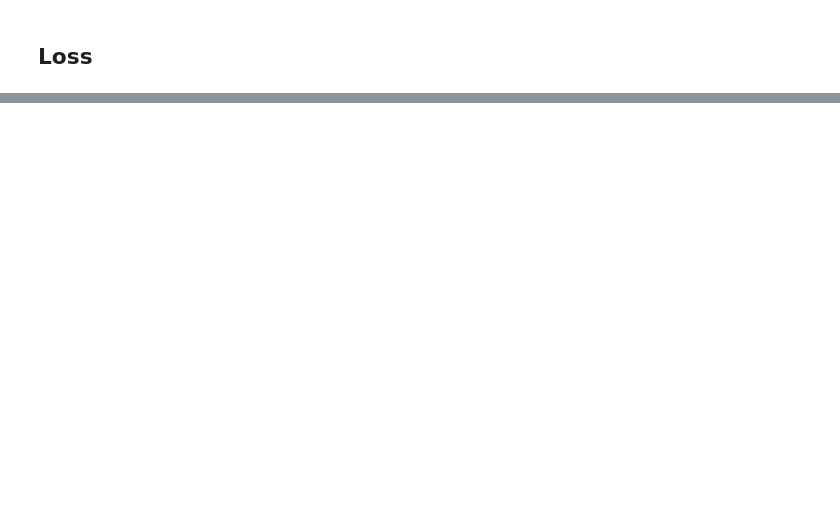
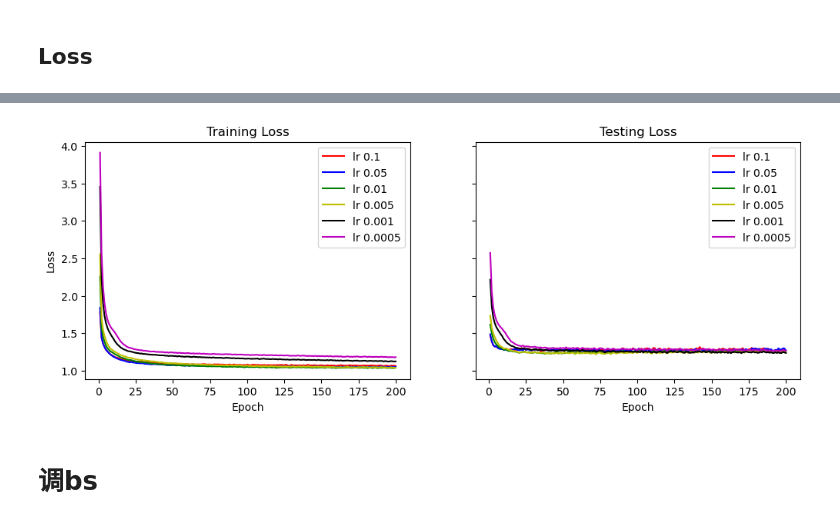
Before and after one commit to lgX1123/MLP_Numpy, a Jupyter notebook: A1/code.ipynb, the cells around one changed output, grey strips where cells are left out. Saved outputs shown, nothing was run; the diff lists cells and outputs as text; code cells hidden in the pictures; blank space fills up the shorter version.

```diff
--- a/A1/code.ipynb
+++ b/A1/code.ipynb
@@ -852,0 +1260,32 @@ plot_loss(trainer)
+# %%
+def plot_accuracy(trainers):
+    train_losses = [trainer.train_losses for trainer in trainers]
+    test_losses = [trainer.test_losses for trainer in trainers]
+    lrs = [0.1, 0.05, 0.01, 0.005, 0.001, 0.0005]
+    c = ['r-', 'b-', 'g-', 'y-', 'k-', 'm-']
+    x = [i + 1 for i in range(trainer.epochs)]
+
+    fig, (ax1, ax2) = plt.subplots(1, 2, sharey=True, figsize=(12, 4))
+
+    for i, y1 in enumerate(train_losses):
+        ax1.plot(x, y1, c[i], label='lr ' + str(lrs[i]))
+
+    for i, y2 in enumerate(test_losses):
+        ax2.plot(x, y2, c[i], label='lr ' + str(lrs[i]))
+
+    ax1.set_title('Training Loss')
+    ax1.set_xlabel('Epoch')
+    ax1.set_ylabel('Loss')
+
+    ax2.set_title('Testing Loss')
+    ax2.set_xlabel('Epoch')
+
+    ax1.legend(loc='upper right')
+    ax2.legend(loc='upper right')
+    plt.show()
+
+plot_accuracy([trainer, trainer5, trainer2, trainer4, trainer3, trainer6])
+# %% [output]
+[figure, added]
+# %% [markdown]
+# 调bs
```
Also changed, not shown: parts of 14 cells of this notebook, 7 other files.
